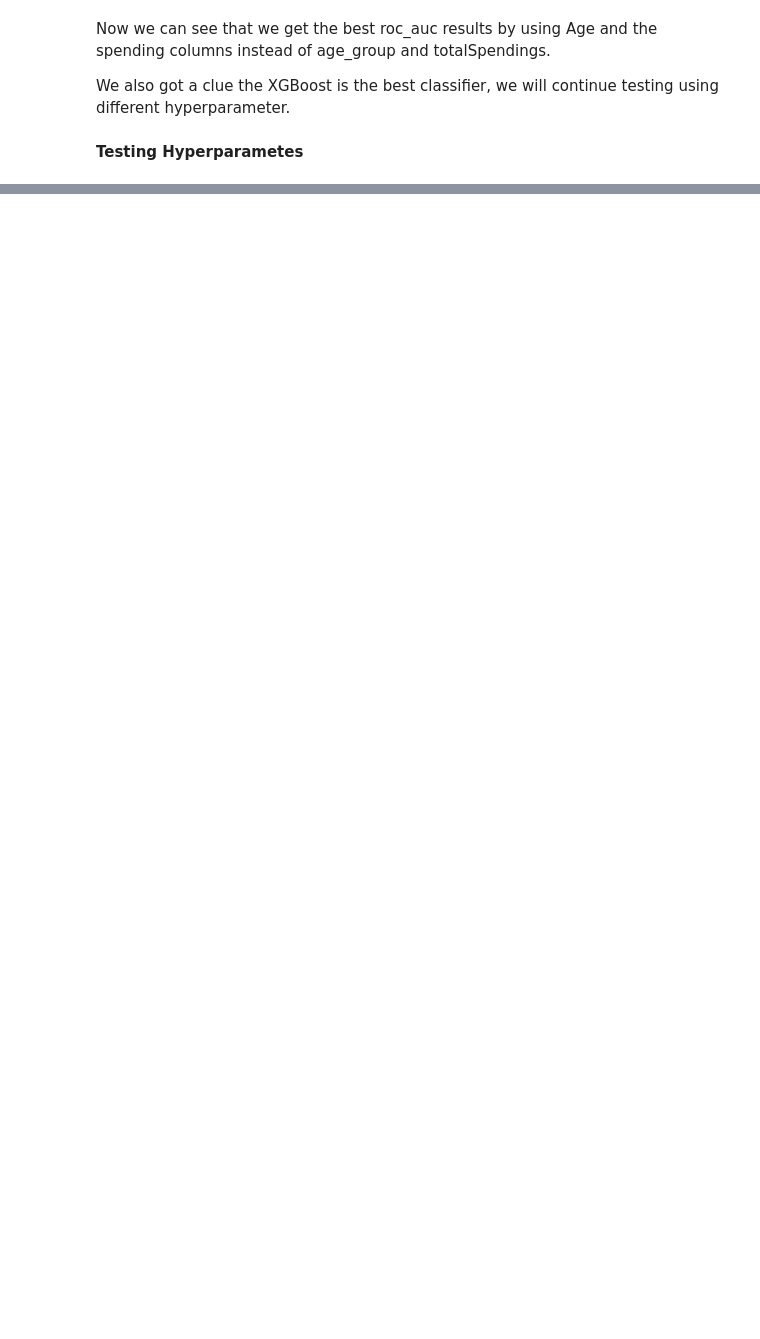
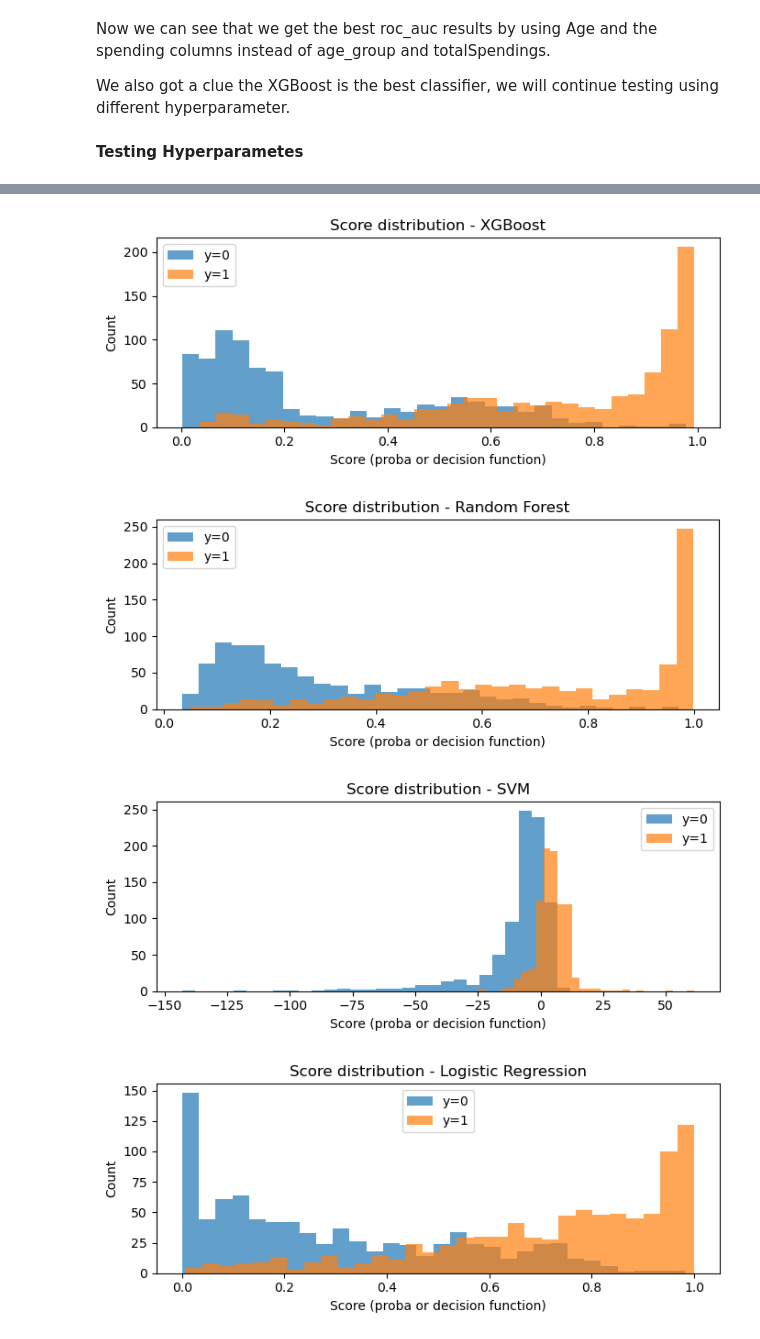
Before and after one commit to YarinArava/SpaceShipTitanic_FinalProject, a Jupyter notebook: Spaceship_Titanic_corrected.ipynb, the cells around one changed output, grey strips where cells are left out. Cells and saved outputs as stored; diff of their text form; code cells hidden in the pictures; blank space fills up the shorter version.

```diff
--- a/Spaceship_Titanic_corrected.ipynb
+++ b/Spaceship_Titanic_corrected.ipynb
@@ -1973,0 +2078,17 @@ weighted avg       0.80      0.80      0.80      1739
+# %%
+for name in metrics_df["model"]:
+    scores = test_scores[name]
+    plt.figure(figsize=(7, 3))
+    plt.hist(scores[y_test == 0], bins=30, alpha=0.7, label="y=0")
+    plt.hist(scores[y_test == 1], bins=30, alpha=0.7, label="y=1")
+    plt.title(f"Score distribution - {name}")
+    plt.xlabel("Score (proba or decision function)")
+    plt.ylabel("Count")
+    plt.legend()
+    plt.tight_layout()
+    plt.show()
+# %% [output]
+[figure, added]
+[figure, added]
+[figure, added]
+[figure, added]
```
Also changed, not shown: parts of 18 cells of this notebook, 20 other files.
